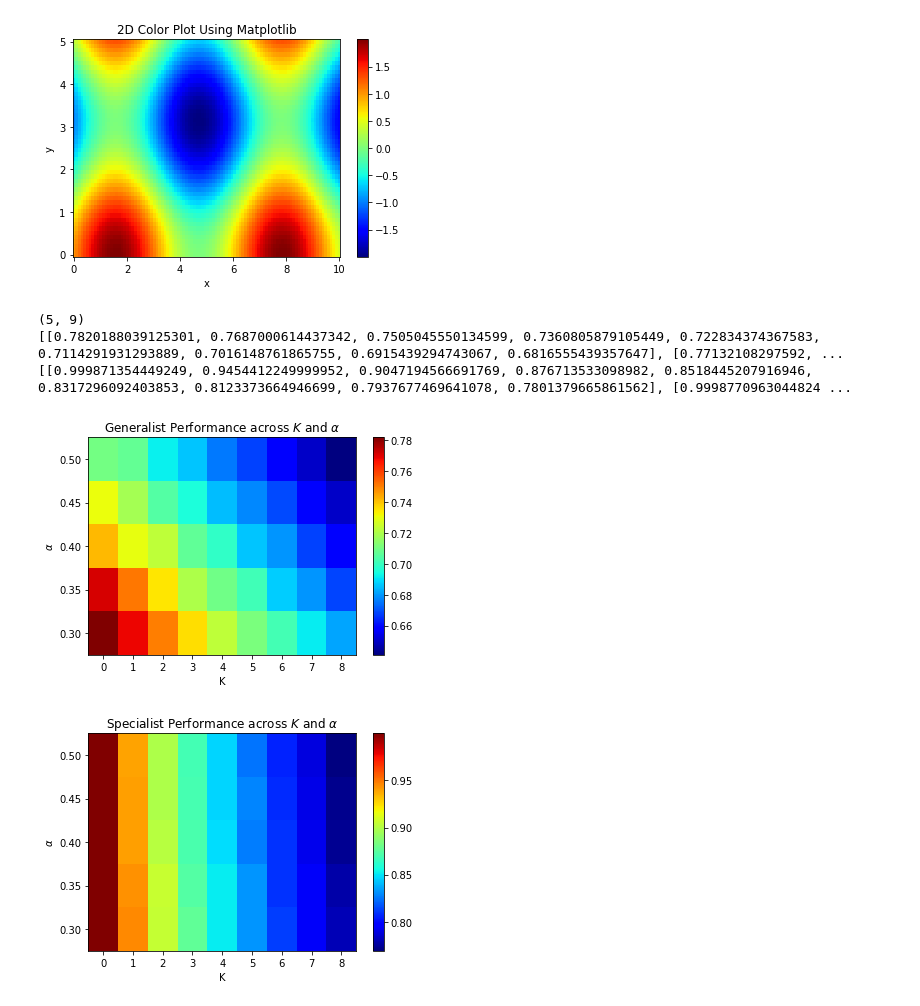
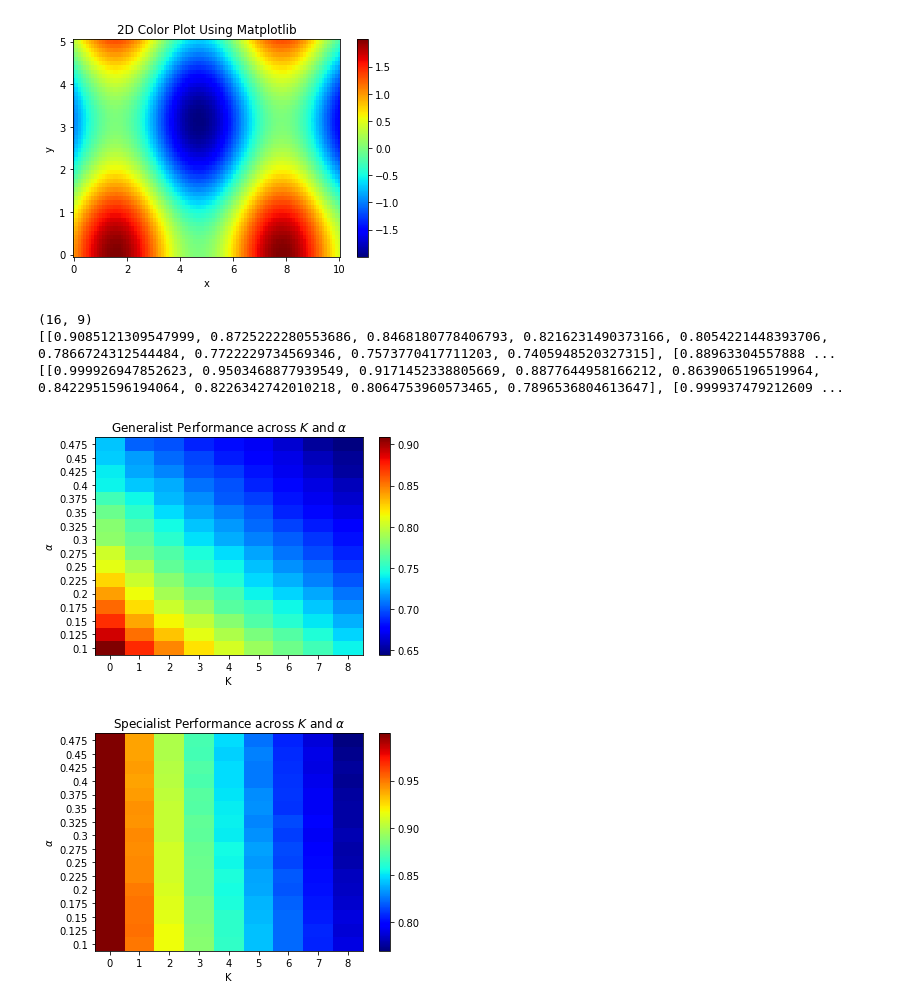
Before and after one commit to baldFemale/OpenInnovationFramework, a Jupyter notebook: Baseline/TwoComplexity/Evaluator.ipynb, the cells around one changed output. Cells and saved outputs as stored; diff of their text form; code cells hidden in the pictures.

```diff
--- a/Baseline/TwoComplexity/Evaluator.ipynb
+++ b/Baseline/TwoComplexity/Evaluator.ipynb
@@ -67,8 +67,9 @@ morandi_colors = [morandi_blue, morandi_green, morandi_yellow, morandi_orange, m
 # Need a heatmap; X: K; Y: Alpha
 # Together: Complexity in depth vs. Complexity in breadth
 K_list = [0, 1, 2, 3, 4, 5, 6, 7, 8]
-alpha_list = [0.30, 0.35, 0.40, 0.45, 0.50]
-data_folder = r"E:\data\gst-0815-23\Pre-Test\TwoComplexity"
+alpha_list = np.arange(0.10, 0.50, step=0.025, dtype=float).tolist()
+alpha_list = [f'{num:.3f}'.rstrip('0').rstrip('.') for num in alpha_list]
+data_folder = r"E:\data\gst-0815-23\Pre-Test\TwoComplexity_01"
 g_fitness_across_alpha, s_fitness_across_alpha = [], []
 for alpha in alpha_list:
     g_file = data_folder + r"\g_performance_across_K_alpha_{0}".format(alpha)
@@ -85,35 +86,35 @@ print(np.array(g_fitness_across_alpha).shape)
 print(g_fitness_across_alpha)
 print(s_fitness_across_alpha)
 # %% [output]
-(5, 9)
-[[0.7820188039125301, 0.7687000614437342, 0.7505045550134599, 0.7360805879105449, 0.722834374367583, 0.7114291931293889, 0.7016148761865755, 0.6915439294743067, 0.6816555439357647], [0.77132108297592, ...
-[[0.999871354449249, 0.9454412249999952, 0.9047194566691769, 0.876713533098982, 0.8518445207916946, 0.8317296092403853, 0.8123373664946699, 0.7937677469641078, 0.7801379665861562], [0.9998770963044824 ...
+(16, 9)
+[[0.9085121309547999, 0.8725222280553686, 0.8468180778406793, 0.8216231490373166, 0.8054221448393706, 0.7866724312544484, 0.7722229734569346, 0.7573770417711203, 0.7405948520327315], [0.88963304557888 ...
+[[0.999926947852623, 0.9503468877939549, 0.9171452338805669, 0.8877644958166212, 0.8639065196519964, 0.8422951596194064, 0.8226342742010218, 0.8064753960573465, 0.7896536804613647], [0.999937479212609 ...
 # %%
 # heatmap figure to replace the 3D surface
 import numpy as np
 import matplotlib.pyplot as plt
 
 # Generate some sample data
 x = K_list
 y = alpha_list
 X, Y = np.meshgrid(x, y)     # Create a grid of x and y values
 g_fitness_across_alpha = np.array(g_fitness_across_alpha)
 z = g_fitness_across_alpha
 # Create the 2D color plot
 plt.pcolormesh(x, y, z, cmap='jet')
 plt.colorbar()  # Add a colorbar for reference
 
 # Set the axis labels and title
 plt.xlabel('K')
 plt.xticks(x)
-plt.yticks(y)
+# plt.yticks(y)
 plt.ylabel('$\\alpha$')
 plt.title('Generalist Performance across $K$ and $\\alpha$')
-
+plt.savefig(data_folder + r"\G_performance_colored.png", transparent=True, dpi=300)
 # Display the plot
 plt.show()
 # %% [output]
-[figure, old version]
+[figure, new version]
 # %%
 # heatmap figure to replace the 3D surface
 import numpy as np
@@ -132,11 +133,11 @@ plt.colorbar()  # Add a colorbar for reference
 # Set the axis labels and title
 plt.xlabel('K')
 plt.xticks(x)
-plt.yticks(y)
+# plt.yticks(y)
 plt.ylabel('$\\alpha$')
 plt.title('Specialist Performance across $K$ and $\\alpha$')
-
+plt.savefig(data_folder + r"\S_performance_colored.png", transparent=True, dpi=300)
 # Display the plot
 plt.show()
 # %% [output]
-[figure, old version]
+[figure, new version]
```
Also changed, not shown: 6 other files.
